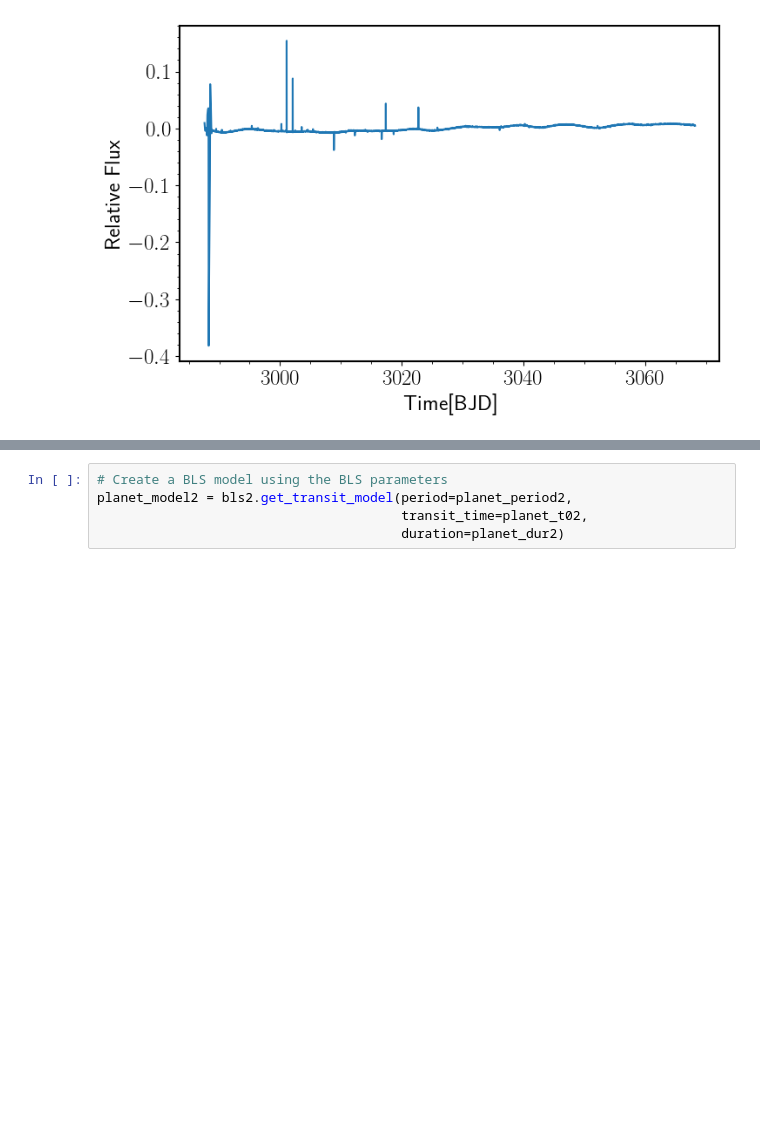
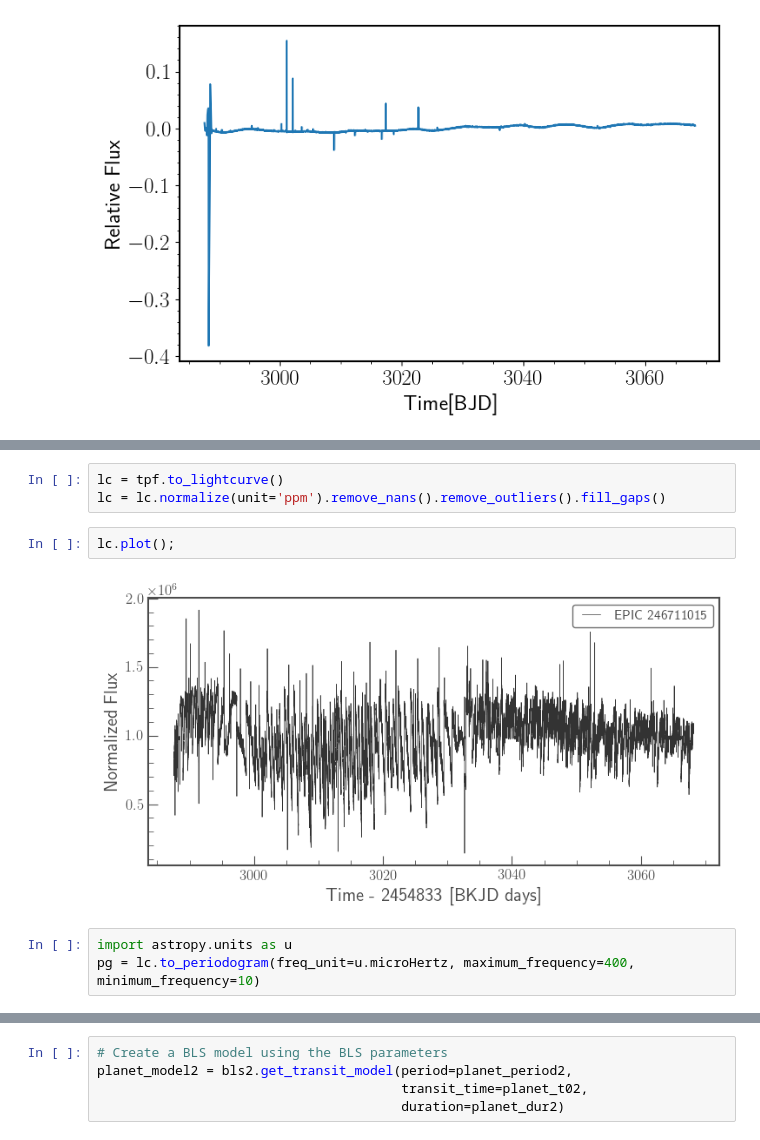
Before and after one commit to lupitatovar/Cool-Worlds, a Jupyter notebook: notebooks/K2_target.ipynb, the cells around one changed output, grey strips where cells are left out. Cells and saved outputs as stored; diff of their text form; blank space fills up the shorter version.

```diff
--- a/notebooks/K2_target.ipynb
+++ b/notebooks/K2_target.ipynb
@@ -88,0 +93,10 @@ plt.xlim(3008.6,3009.2)
+# %%
+lc = tpf.to_lightcurve()
+lc = lc.normalize(unit='ppm').remove_nans().remove_outliers().fill_gaps()
+# %%
+lc.plot();
+# %% [output]
+[figure, added]
+# %%
+import astropy.units as u
+pg = lc.to_periodogram(freq_unit=u.microHertz, maximum_frequency=400, minimum_frequency=10)
```
Also changed, not shown: parts of 27 cells of this notebook, 2 other files.
